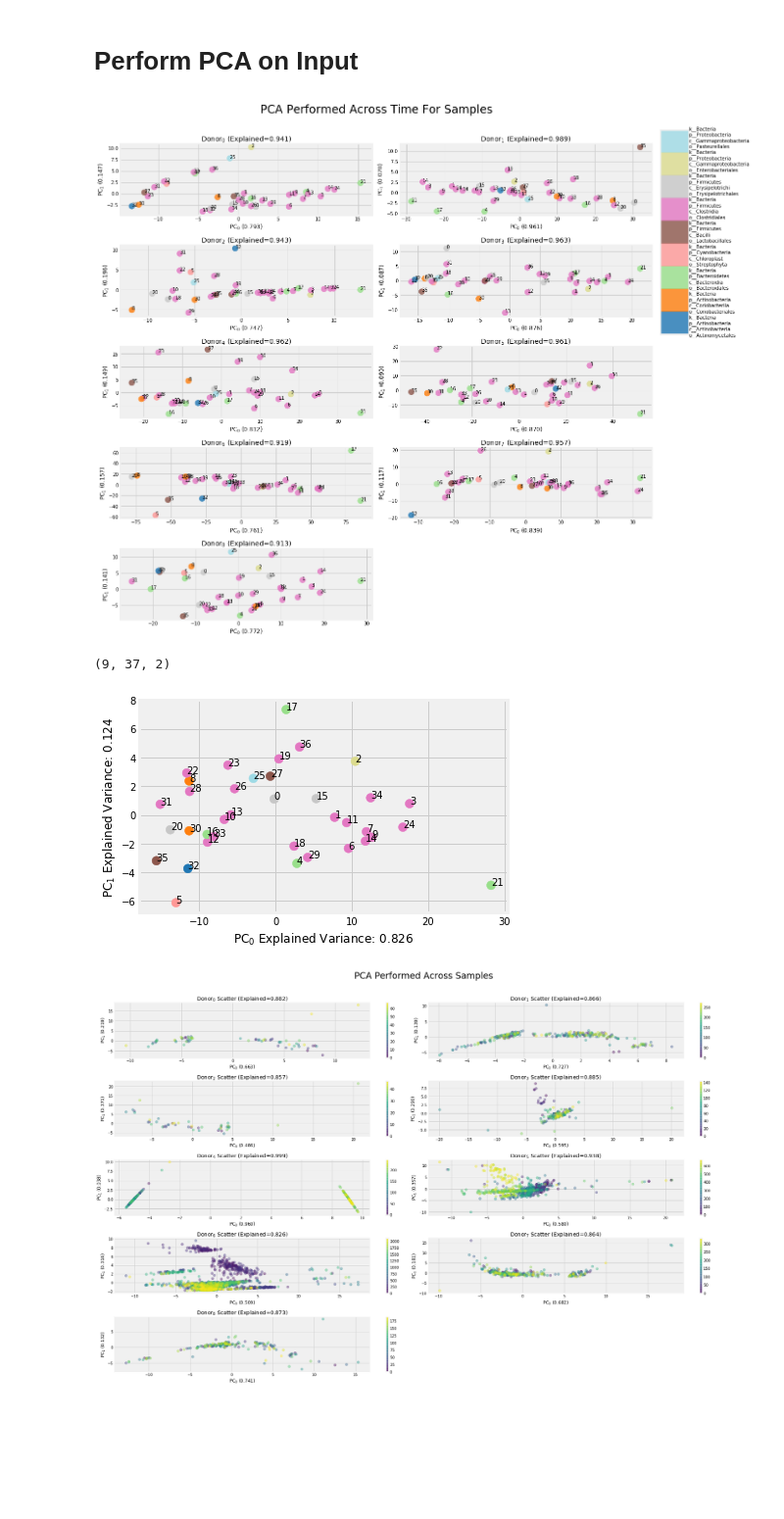
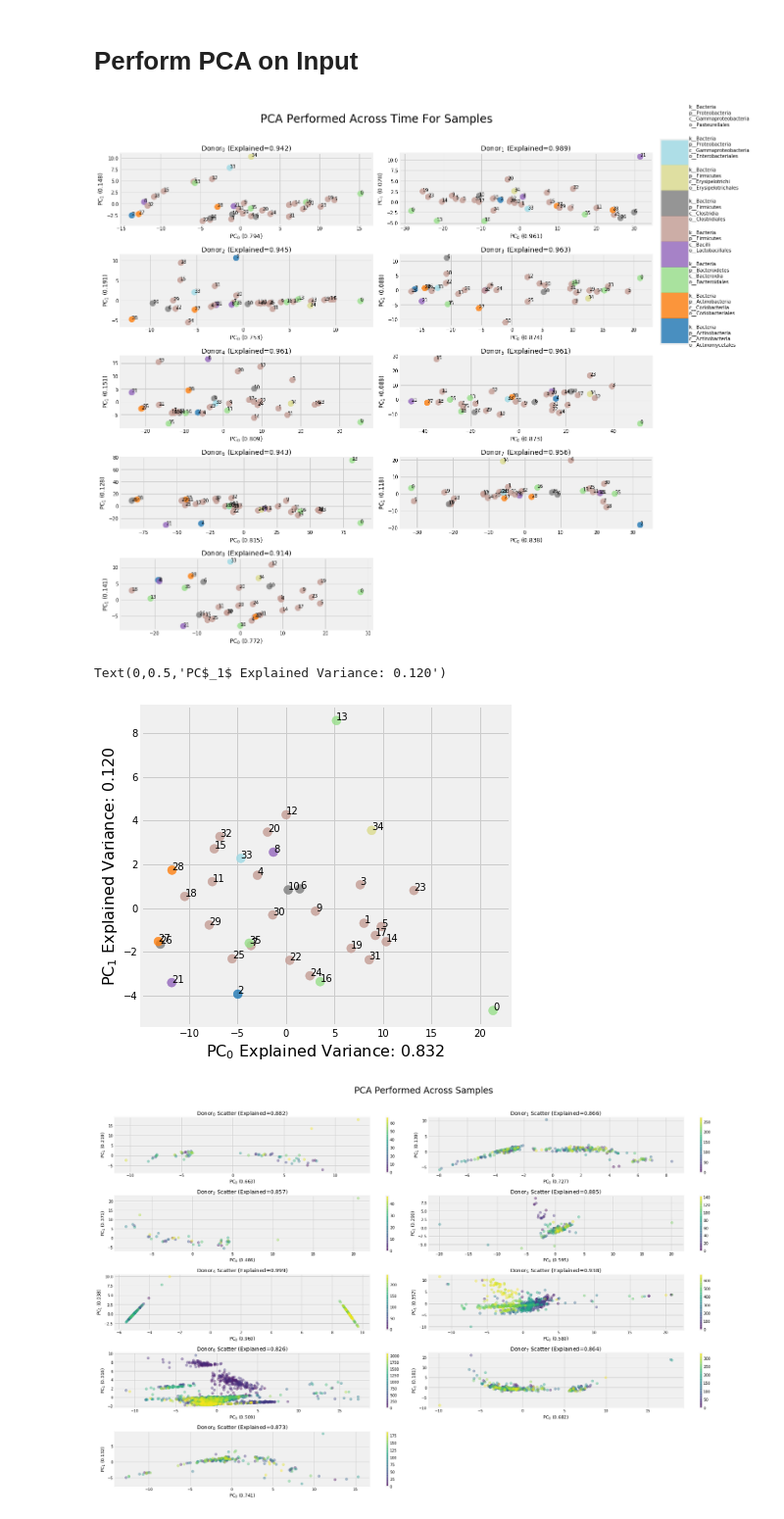
Before and after one commit to michaelwiest/microbiome-rnn, a Jupyter notebook: notebooks/Input Analysis.ipynb, the cells around one changed output. Shown at 98% size. Cells and saved outputs as stored; diff of their text form; code cells hidden in the pictures; blank space fills up the shorter version.

```diff
--- a/notebooks/Input Analysis.ipynb
+++ b/notebooks/Input Analysis.ipynb
@@ -40,7 +40,7 @@ def complete_and_multiindex_df(df, split_char):
     combined.set_index(default_tax, inplace=True)
     return combined
 # %%
-data_dir = 'input_data/summed_completed'
+data_dir = 'input_data/summed_completed_no_chloro/'
 # input_dir = 'all_studies_62_no_12_atrain/'
 # test_dir = 'all_studies_62_no_12_test/'
 input_dir = 'all_studies_raw_truncated_completed_top_N/'
@@ -304,11 +304,11 @@ Text(0.5,1.01,'Cosine Distances Between the\nNormalized Means of OTU Counts')
 num_samples = len(oh.samples)
 fig, ax = plt.subplots(num_rows, num_cols, figsize=(subplot_height / 1.5, subplot_width), sharex=False, sharey=False)
 axl = ax.flatten()
-
-# to_annotate = [19, 53, 46, 41, 21, 26]
 ts = []
 exp_x = []
 exp_y = []
+# to_annotate = [19, 53, 46, 41, 21, 26]
+
 for i, s in enumerate(oh.samples):
     zs = zscore(clr(s.values, axis=0), axis=0)
     pca = PCA(n_components=2)
@@ -337,28 +337,28 @@ cbar_ax = fig.add_axes([1.0, colorbar_start, 0.05, colorbar_height])
 cb = plt.colorbar(sc, cax=cbar_ax)
 cb.ax.get_yaxis().set_ticks([])
 for j, lab in enumerate(labels):
-    cb.ax.text(1, (3 * j + 1) / 26.0, lab, ha='left', va='center', fontsize=10)
+    cb.ax.text(1, (4 * j + 1) / 26.0, lab, ha='left', va='center', fontsize=10)
 plt.suptitle('PCA Performed Across Time For Samples', fontsize=24, y=1.05)
 fig.tight_layout()
 # Cleanup
 if num_rows * num_cols != len(oh.samples):
     ax[-1, -1].axis('off')
 # %% [output]
-[figure, old version]
+[figure, new version]
 # %%
 ts = np.array(ts)
 tsm = np.mean(ts, axis=0)
+plt.figure(figsize=(6,6))
 expxm = np.mean(exp_x)
 expym = np.mean(exp_y)
-plt.scatter(tsm[:, 0], tsm[:, 1], cmap=cmap, s=80, c=labs_to_ints)
+plt.scatter(tsm[:, 0], tsm[:, 1], cmap=cmap, c=labs_to_ints, alpha=0.8, s=80)
 for j, txt in enumerate(full_labs):
     plt.annotate(j, (tsm[j, 0], tsm[j, 1]), fontsize=10)
-plt.xlabel('PC$_0$ Explained Variance: {}'.format(str(expxm)[:5]))
-plt.ylabel('PC$_1$ Explained Variance: {}'.format(str(expym)[:5]))
-print(ts.shape)
+plt.xlabel('PC$_0$ Explained Variance: {}'.format(str(expxm)[:5]), fontsize=16)
+plt.ylabel('PC$_1$ Explained Variance: {}'.format(str(expym)[:5]), fontsize=16)
 # %% [output]
-(9, 37, 2)
+Text(0,0.5,'PC$_1$ Explained Variance: 0.120')
-[figure, old version]
+[figure, new version]
 # %%
 
 fig, ax = plt.subplots(num_rows, num_cols, figsize=(subplot_height, subplot_width), sharex=False, sharey=False)
```
Also changed, not shown: parts of 4 cells of this notebook.
